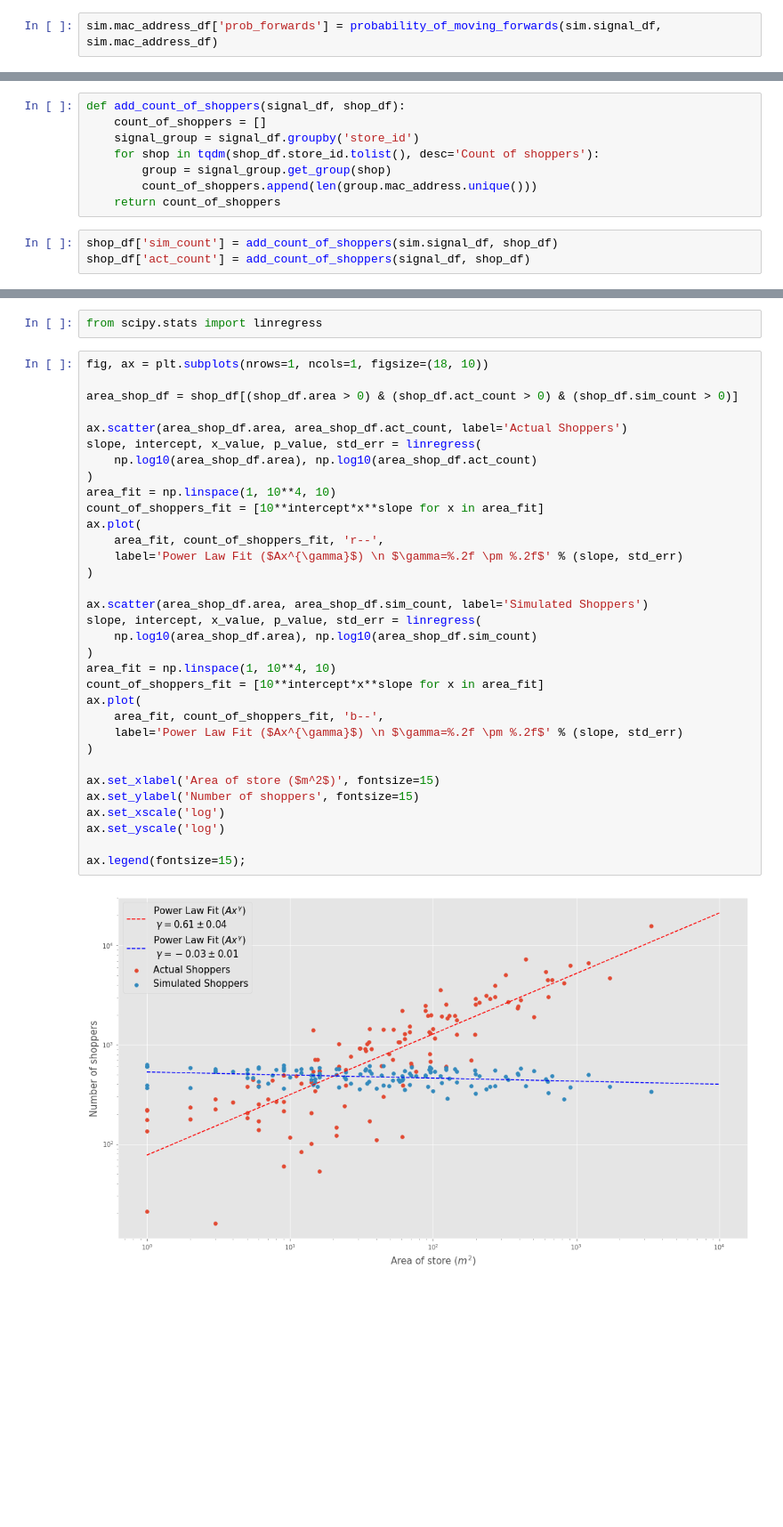
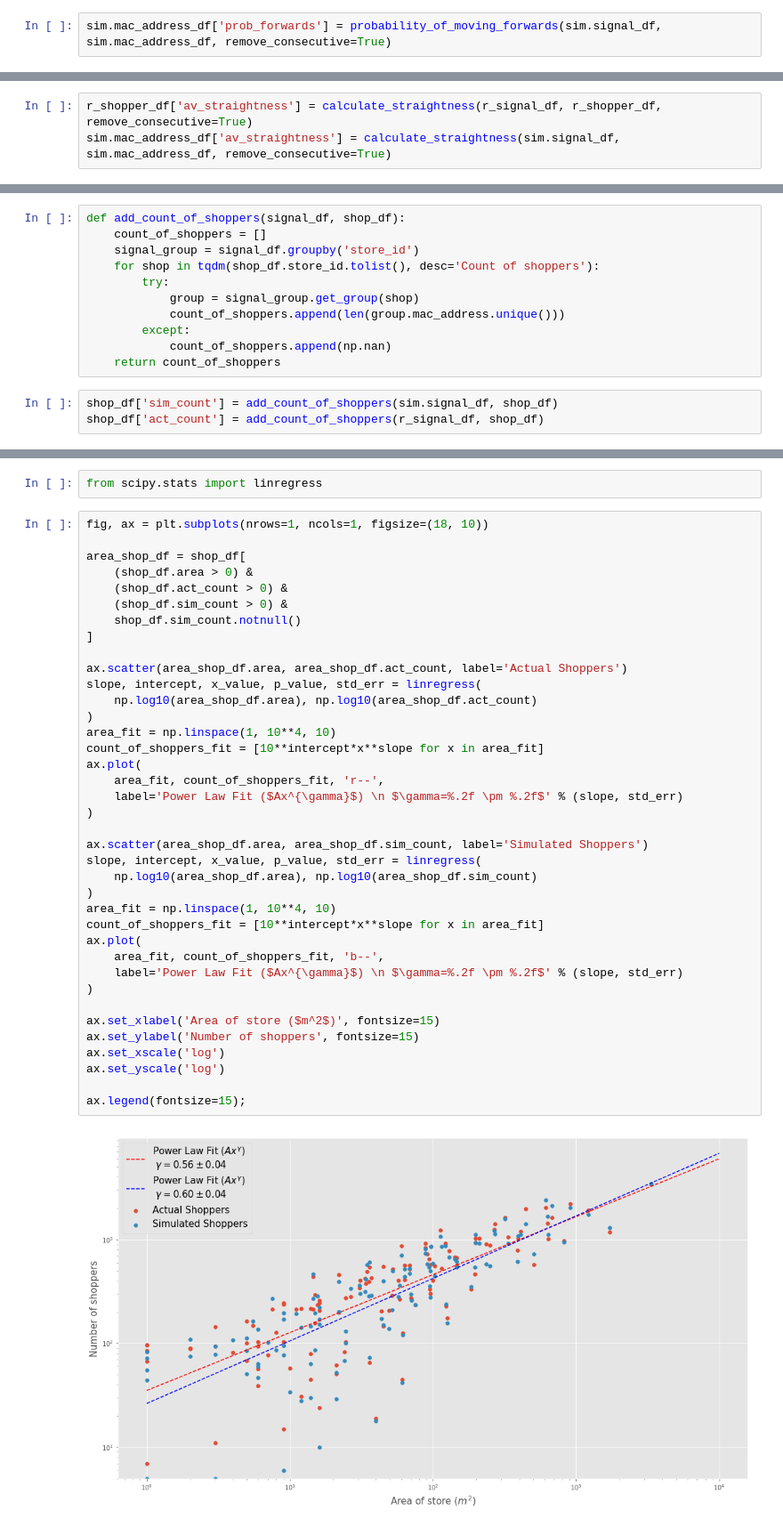
Before and after one commit to Beaulieu318/msci-complexity-project, a Jupyter notebook: msci/modelling/network/animate_simulation.ipynb, the cells around one changed output, grey strips where cells are left out. Shown: that part at 89% size. Saved outputs shown, nothing was run; the diff lists cells and outputs as text; blank space fills up the shorter version.

```diff
--- a/msci/modelling/network/animate_simulation.ipynb
+++ b/msci/modelling/network/animate_simulation.ipynb
@@ -280,7 +297,7 @@ Try using .loc[row_indexer,col_indexer] = value instead
 See the caveats in the documentation: http://pandas.pydata.org/pandas-docs/stable/indexing.html#indexing-view-versus-copy
   """Entry point for launching an IPython kernel.
 # %%
-sim.mac_address_df['prob_forwards'] = probability_of_moving_forwards(sim.signal_df, sim.mac_address_df)
+sim.mac_address_df['prob_forwards'] = probability_of_moving_forwards(sim.signal_df, sim.mac_address_df, remove_consecutive=True)
 # %% [output]
 Failed to display Jupyter Widget of type HBox.
 If you're reading this message in Jupyter Notebook or JupyterLab, it may mean that the widgets JavaScript is still loading. If this message persists, it likely means that the widgets JavaScript librar ...
@@ -304,0 +357,3 @@ ax.legend();
+# %%
+r_shopper_df['av_straightness'] = calculate_straightness(r_signal_df, r_shopper_df, remove_consecutive=True)
+sim.mac_address_df['av_straightness'] = calculate_straightness(sim.signal_df, sim.mac_address_df, remove_consecutive=True)
@@ -327,12 +391,15 @@ def add_count_of_shoppers(signal_df, shop_df):
     count_of_shoppers = []
     signal_group = signal_df.groupby('store_id')
     for shop in tqdm(shop_df.store_id.tolist(), desc='Count of shoppers'):
-        group = signal_group.get_group(shop)
-        count_of_shoppers.append(len(group.mac_address.unique()))
+        try:
+            group = signal_group.get_group(shop)
+            count_of_shoppers.append(len(group.mac_address.unique()))
+        except:
+            count_of_shoppers.append(np.nan)
     return count_of_shoppers
 # %%
 shop_df['sim_count'] = add_count_of_shoppers(sim.signal_df, shop_df)
-shop_df['act_count'] = add_count_of_shoppers(signal_df, shop_df)
+shop_df['act_count'] = add_count_of_shoppers(r_signal_df, shop_df)
 # %% [output]
 Failed to display Jupyter Widget of type HBox.
 If you're reading this message in Jupyter Notebook or JupyterLab, it may mean that the widgets JavaScript is still loading. If this message persists, it likely means that the widgets JavaScript librar ...
@@ -345,35 +412,40 @@ from scipy.stats import linregress
 # %%
 fig, ax = plt.subplots(nrows=1, ncols=1, figsize=(18, 10))
 
-area_shop_df = shop_df[(shop_df.area > 0) & (shop_df.act_count > 0) & (shop_df.sim_count > 0)]
+area_shop_df = shop_df[
+    (shop_df.area > 0) &
+    (shop_df.act_count > 0) &
+    (shop_df.sim_count > 0) &
+    shop_df.sim_count.notnull()
+]
 
 ax.scatter(area_shop_df.area, area_shop_df.act_count, label='Actual Shoppers')
 slope, intercept, x_value, p_value, std_err = linregress(
     np.log10(area_shop_df.area), np.log10(area_shop_df.act_count)
 )
 area_fit = np.linspace(1, 10**4, 10)
 count_of_shoppers_fit = [10**intercept*x**slope for x in area_fit]
 ax.plot(
     area_fit, count_of_shoppers_fit, 'r--',
     label='Power Law Fit ($Ax^{\gamma}$) \n $\gamma=%.2f \pm %.2f$' % (slope, std_err)
 )
 
 ax.scatter(area_shop_df.area, area_shop_df.sim_count, label='Simulated Shoppers')
 slope, intercept, x_value, p_value, std_err = linregress(
     np.log10(area_shop_df.area), np.log10(area_shop_df.sim_count)
 )
 area_fit = np.linspace(1, 10**4, 10)
 count_of_shoppers_fit = [10**intercept*x**slope for x in area_fit]
 ax.plot(
     area_fit, count_of_shoppers_fit, 'b--',
     label='Power Law Fit ($Ax^{\gamma}$) \n $\gamma=%.2f \pm %.2f$' % (slope, std_err)
 )
 
 ax.set_xlabel('Area of store ($m^2$)', fontsize=15)
 ax.set_ylabel('Number of shoppers', fontsize=15)
 ax.set_xscale('log')
 ax.set_yscale('log')
 
 ax.legend(fontsize=15);
 # %% [output]
-[figure, old version]
+[figure, new version]
```
Also changed, not shown: parts of 23 cells of this notebook, 6 other files.
